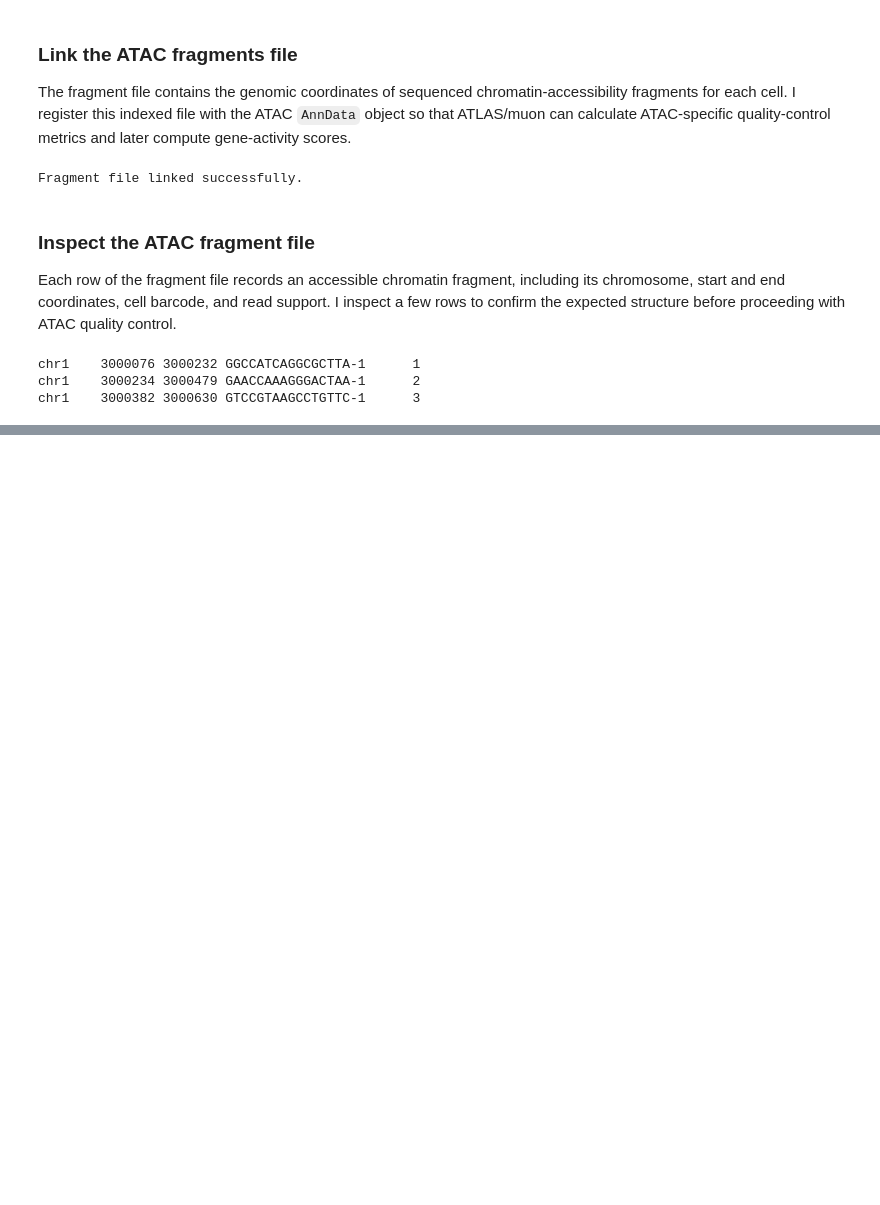
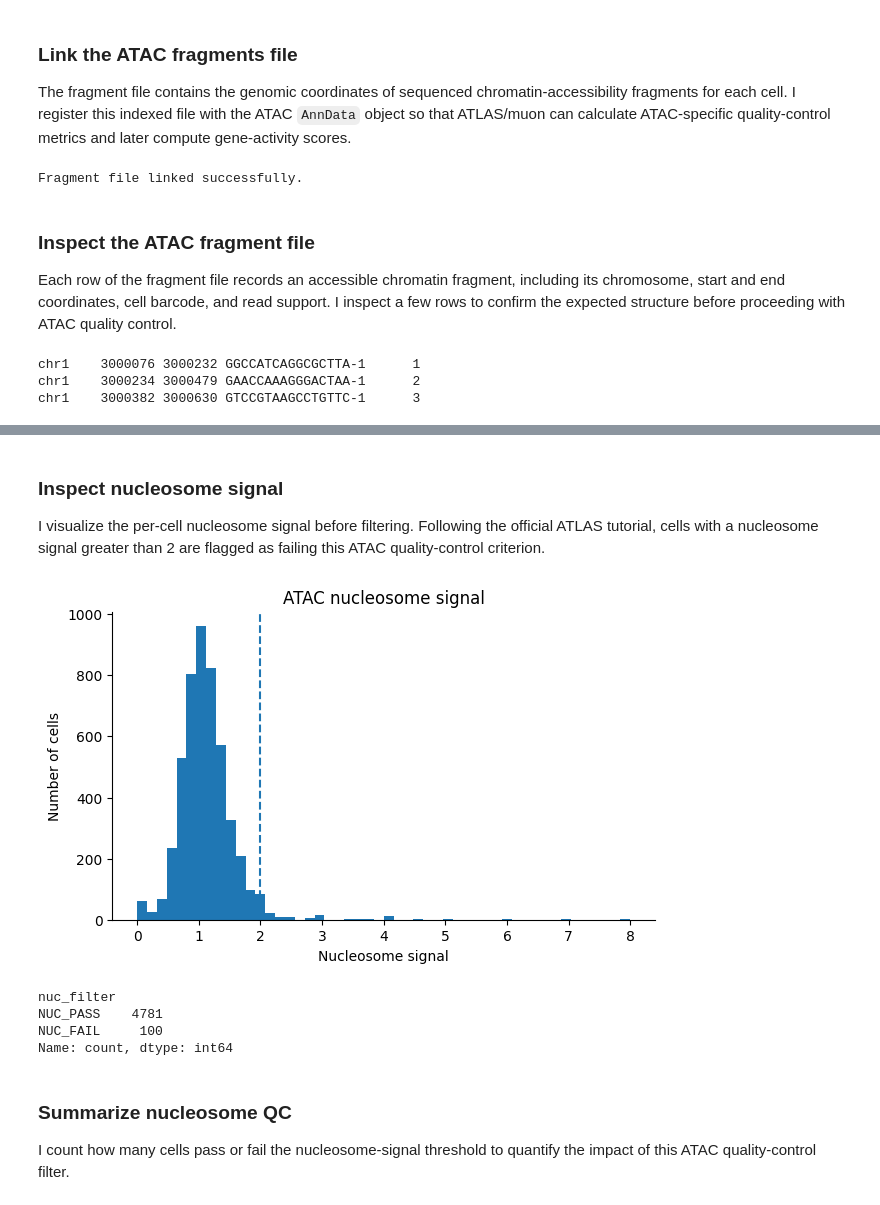
Before and after one commit to sromerar/omics-tutorials, a Jupyter notebook: 01_atlas_getting_started.ipynb, the cells around one changed output, grey strips where cells are left out. Cells and saved outputs as stored; diff of their text form; code cells hidden in the pictures; blank space fills up the shorter version.

Commit message:
Complete ATLAS Tutorial 1 preprocessing and QC

```diff
--- a/01_atlas_getting_started.ipynb
+++ b/01_atlas_getting_started.ipynb
@@ -262,0 +383,32 @@ chr1    3000382 3000630 GTCCGTAAGCCTGTTC-1      3
+# %% [markdown]
+### Inspect nucleosome signal
+
+I visualize the per-cell nucleosome signal before filtering. Following the official ATLAS tutorial, cells with a nucleosome signal greater than 2 are flagged as failing this ATAC quality-control criterion.
+# %%
+nuc_threshold = 2
+
+atac.obs["nuc_filter"] = np.where(
+    atac.obs["nucleosome_signal"] > nuc_threshold,
+    "NUC_FAIL",
+    "NUC_PASS"
+)
+
+plt.figure(figsize=(7, 4))
+plt.hist(atac.obs["nucleosome_signal"], bins=50)
+plt.axvline(nuc_threshold, linestyle="--")
+plt.xlabel("Nucleosome signal")
+plt.ylabel("Number of cells")
+plt.title("ATAC nucleosome signal")
+plt.show()
+
+print(atac.obs["nuc_filter"].value_counts())
+# %% [output]
+[figure, added]
+nuc_filter
+NUC_PASS    4781
+NUC_FAIL     100
+Name: count, dtype: int64
+# %% [markdown]
+### Summarize nucleosome QC
+
+I count how many cells pass or fail the nucleosome-signal threshold to quantify the impact of this ATAC quality-control filter.
```
Also changed, not shown: parts of 39 cells of this notebook.
